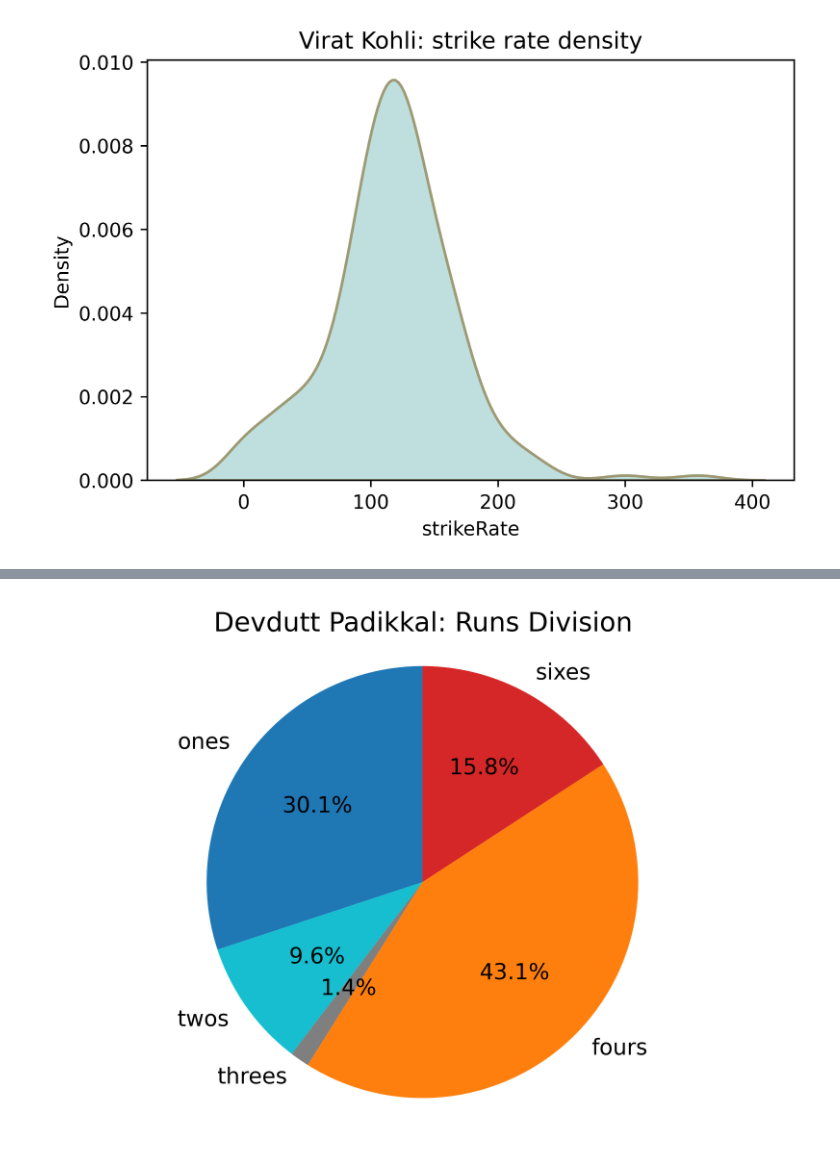
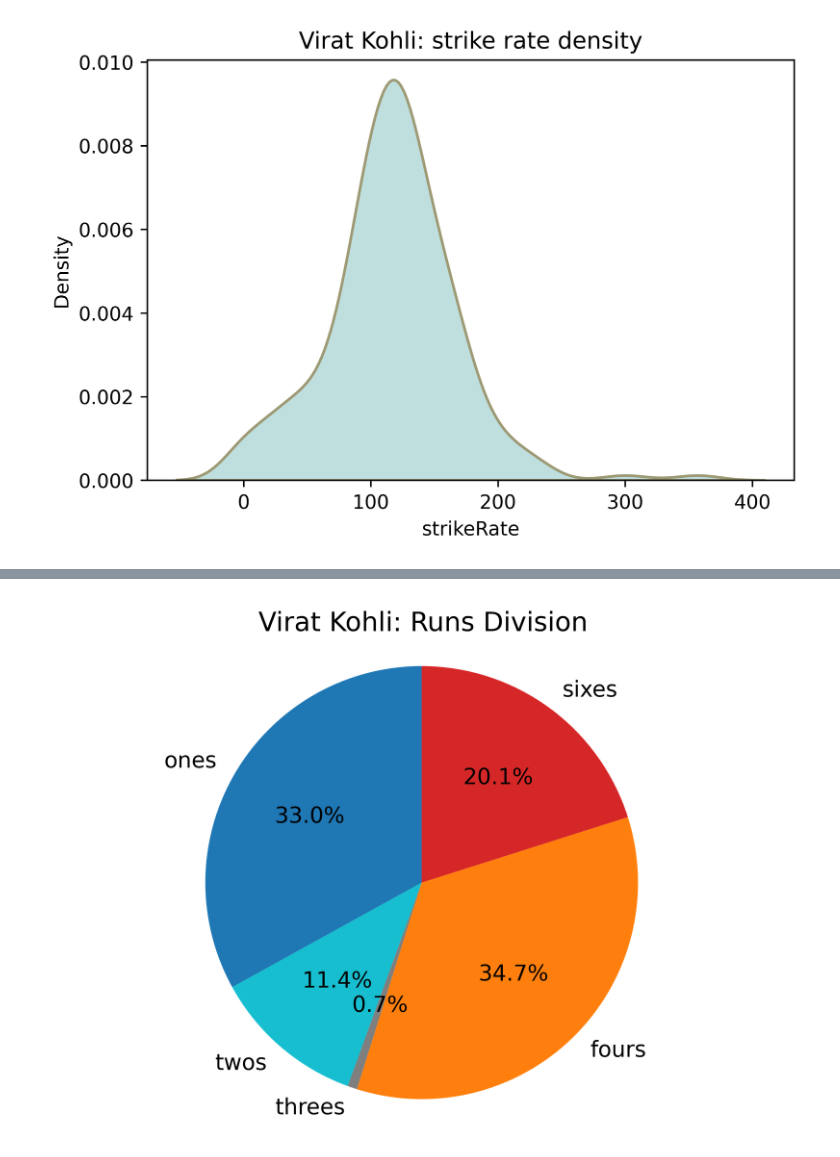
Before and after one commit to RohitRanjangit/IPlDataAnalysis, a Jupyter notebook: src/batsman.ipynb, the cells around one changed output, grey strips where cells are left out. Cells and saved outputs as stored; diff of their text form; code cells hidden in the pictures.

```diff
--- a/src/batsman.ipynb
+++ b/src/batsman.ipynb
@@ -80,32 +83,32 @@ FixedFormatter should only be used together with FixedLocator
 # %%
 def bastmen_run_division(batsman):
     runs_per_ball = season_details_df[season_details_df['batsman1_name'] == batsman]
     runs_per_ball = runs_per_ball[runs_per_ball['isWide'] == False]
     runs_per_ball = runs_per_ball[runs_per_ball['isNoball'] == False]
     runs_per_ball = runs_per_ball['runs']
     runs_per_ball = list(runs_per_ball)
     runs_per_ball = [int(i) for i in runs_per_ball]
     runs_per_ball = np.array(runs_per_ball)
     # find frequency of each run
     runs_per_ball_freq = np.bincount(runs_per_ball)
     runs_per_division = [i*runs_per_ball_freq[i] for i in [1,2,3,4,6]]
     runs_per_division = np.array(runs_per_division)
     runs_per_division = runs_per_division * 100 / runs_per_division.sum()
     # take round 2 decimal
     runs_per_division = np.round(runs_per_division, 2)
     # plot
     explode = (0, 0, 0, 0.1, 0.1)  # only "explode" the 2nd slice (i.e. 'Hogs')
     labels = ['ones','twos','threes','fours', 'sixes']
     colors = ['tab:blue', 'tab:cyan', 'tab:gray', 'tab:orange', 'tab:red']
     fig1, ax = plt.subplots()
     ax.pie(runs_per_division, labels=labels, autopct='%1.1f%%',
             shadow=False, startangle=90, colors = colors)
     ax.axis('equal')
 
 
     ax.set_title('{}: Runs Division'.format(batsman))
     plt.show()
 
-bastmen_run_division('Devdutt Padikkal')
+bastmen_run_division('Virat Kohli')
 # %% [output]
-[figure, old version]
+[figure, new version]
```
Also changed, not shown: parts of 4 cells of this notebook, 1 other file.
